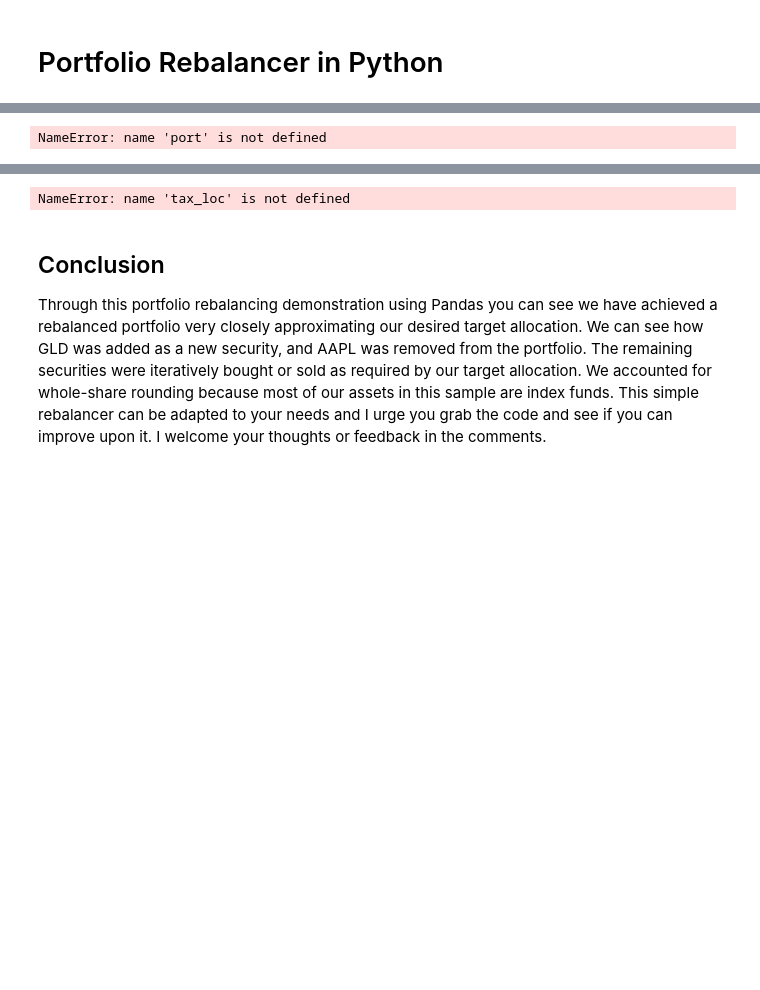
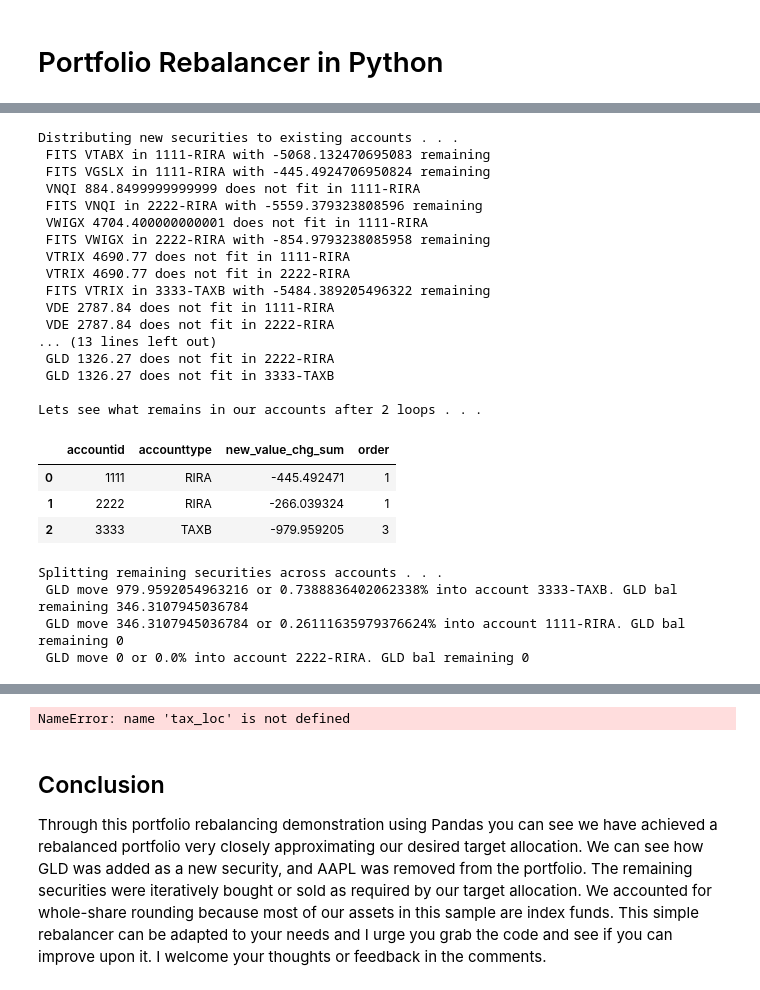
Before and after one commit to pogoetic/rebalance, a Jupyter notebook: portfolio_rebalance.ipynb, the cells around one changed output, grey strips where cells are left out. Drawn from its saved outputs; the diff is of its cells as text; code cells hidden in the pictures; blank space fills up the shorter version.

```diff
--- a/portfolio_rebalance.ipynb
+++ b/portfolio_rebalance.ipynb
@@ -352,54 +379,88 @@ if len(port[port.accounttype.isnull()])>0: #if we have none, skip this step
                 else:
                     print(' {} {} does not fit in {}-{}'.format(row.ticker,row.new_value_chg,aid,atype))
 
     print('\nLets see what remains in our accounts after 2 loops . . .')
     display(acctsdf)
 
     #Here we are forced to split a security across multiple accounts because no one account can fit it
     #  in this loop we allow tax-inefficient assets to wind up in Taxable accounts, but only as a last resort
     if len(dport[dport.accounttype.isnull()])>0:
         print('Splitting remaining securities across accounts . . .')
         #loop through accounts and place portions of asset in each, create a new row in the df for each placement.
         for index, row in dport[dport.accounttype.isnull()].sort_values(['order','new_value_chg'],ascending=[True,False]).iterrows():
             final_shares_chg = row.final_shares_chg
-            new_value_chg = row.new_value_chg
+            asset_bal = row.new_value_chg
             #if its a tax-inefficent asset, order the accounts by 'order'
             if row.assetclass in ('BD','RE'):
                 acctsdf = acctsdf.sort_values('order',ascending=True)
             else:
                 acctsdf = acctsdf.sort_values('order',ascending=False)
 
             for i, r in acctsdf.iterrows():
                 bal = r.new_value_chg_sum
-                pct_move = -bal/row.new_value_chg
-                new_value_chg+=bal
-                print(' {} move {} or {}% into account {}-{}. {} bal remaining {}'.format(row.ticker,-bal,pct_move,r.accountid,r.accounttype,row.ticker,new_value_chg))
+                if asset_bal>-bal:
+                    to_move = -bal
+                    pct_move = -bal/row.new_value_chg
+                    asset_bal+=bal
+                else:
+                    to_move = asset_bal
+                    pct_move = asset_bal/row.new_value_chg
+                    asset_bal=0
+                print(' {} move {} or {}% into account {}-{}. {} bal remaining {}'.format(row.ticker,to_move,pct_move,r.accountid,r.accounttype,row.ticker,asset_bal))
 
                 #update our account to reflect this change
-                if new_value_chg > 0:
+                if asset_bal > 0:
                     acctsdf.loc[i,'new_value_chg_sum'] = 0.0
                 else:
-                    acctsdf.loc[i,'new_value_chg_sum'] = new_value_chg
+                    acctsdf.loc[i,'new_value_chg_sum'] = to_move+bal
 
-                #create new row in our portfolio for this asset in this account
-                dport.loc[max(dport.index)+1] = [r.accounttype,
-                                        r.accountid,
-                                        row.ticker,
-                                        row.shares,
-                                        row.assetclass,
-                                        row.close,
-                                        row.value,
-                                        np.floor(pct_move*row.final_shares_chg), #we round down to get back to whole shares
-                                        np.floor(pct_move*row.new_shares),
-                                        np.floor(pct_move*row.new_shares)*row.close,
-                                        (np.floor(pct_move*row.new_shares)*row.close)-row.value,
-                                        np.floor(pct_move*row.new_value)/dport.new_value.sum(),
-                                        row.order]
+                if (np.floor(pct_move*row.new_shares)*row.close)-row.value > 0:
+                    #create new row in our portfolio for this asset in this account
+                    dport.loc[max(dport.index)+1] = [r.accounttype,
+                                            r.accountid,
+                                            row.ticker,
+                                            row.shares,
+                                            row.assetclass,
+                                            row.close,
+                                            row.value,
+                                            np.floor(pct_move*row.final_shares_chg), #we round down to get back to whole shares
+                                            np.floor(pct_move*row.new_shares),
+                                            np.floor(pct_move*row.new_shares)*row.close,
+                                            (np.floor(pct_move*row.new_shares)*row.close)-row.value, #rounding can cause us to be short of our total allocatable funds
+                                            np.floor(pct_move*row.new_value)/dport.new_value.sum(),
+                                            row.order]
 
                 #finally delete the original row from the df
                 dport.drop(dport[dport.accounttype.isnull()].index,inplace=True)
+
+                #double check our work - we just care that distributed funds < total available funds for this ticker
+                assert(dport[dport.ticker==row.ticker].new_value_chg.sum() < row.new_value_chg)
 # %% [output]
-NameError: name 'port' is not defined
+Distributing new securities to existing accounts . . .
+ FITS VTABX in 1111-RIRA with -5068.132470695083 remaining
+ FITS VGSLX in 1111-RIRA with -445.4924706950824 remaining
+ VNQI 884.8499999999999 does not fit in 1111-RIRA
+ FITS VNQI in 2222-RIRA with -5559.379323808596 remaining
+ VWIGX 4704.400000000001 does not fit in 1111-RIRA
+ FITS VWIGX in 2222-RIRA with -854.9793238085958 remaining
+ VTRIX 4690.77 does not fit in 1111-RIRA
+ VTRIX 4690.77 does not fit in 2222-RIRA
+ FITS VTRIX in 3333-TAXB with -5484.389205496322 remaining
+ VDE 2787.84 does not fit in 1111-RIRA
+ VDE 2787.84 does not fit in 2222-RIRA
+... (13 lines left out)
+ GLD 1326.27 does not fit in 2222-RIRA
+ GLD 1326.27 does not fit in 3333-TAXB
+
+Lets see what remains in our accounts after 2 loops . . .
+|  | accountid | accounttype | new_value_chg_sum | order |
+| 0 | 1111 | RIRA | -445.492471 | 1 |
+| 1 | 2222 | RIRA | -266.039324 | 1 |
+| 2 | 3333 | TAXB | -979.959205 | 3 |
+Splitting remaining securities across accounts . . .
+ GLD move 979.9592054963216 or 0.7388836402062338% into account 3333-TAXB. GLD bal remaining 346.3107945036784
+ GLD move 346.3107945036784 or 0.26111635979376624% into account 1111-RIRA. GLD bal remaining 0
+ GLD move 0 or 0.0% into account 2222-RIRA. GLD bal remaining 0
 # %%
 #Lets see whats left in our accounts, it should be very close to zero
 if acctsdf is not None:
```
Also changed, not shown: parts of 8 cells of this notebook, 1 other file.
